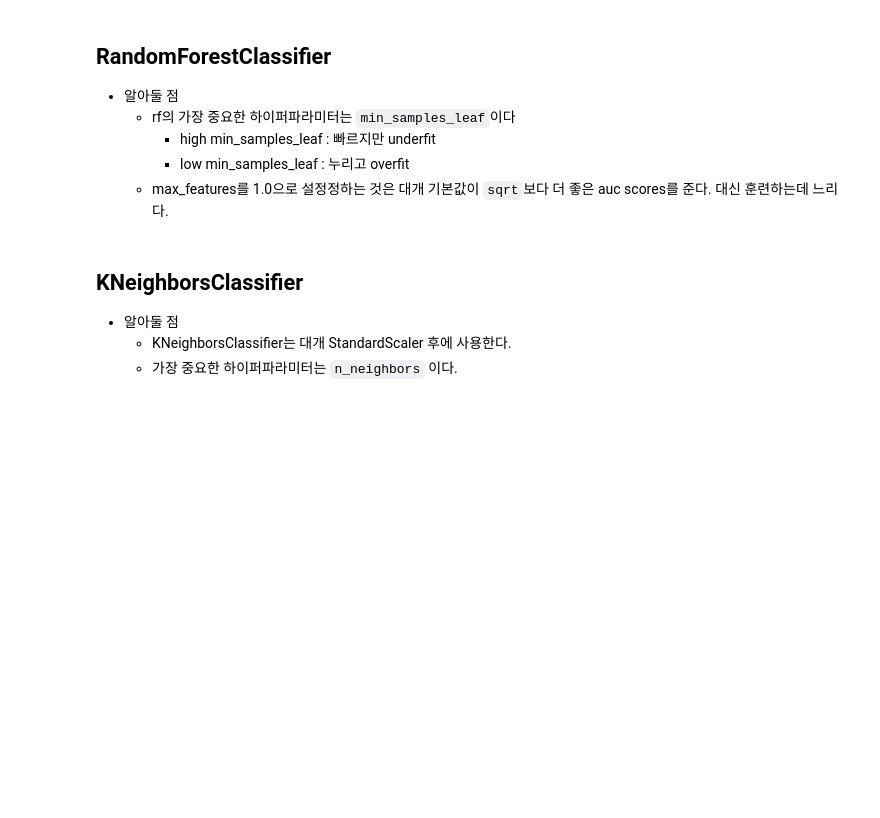
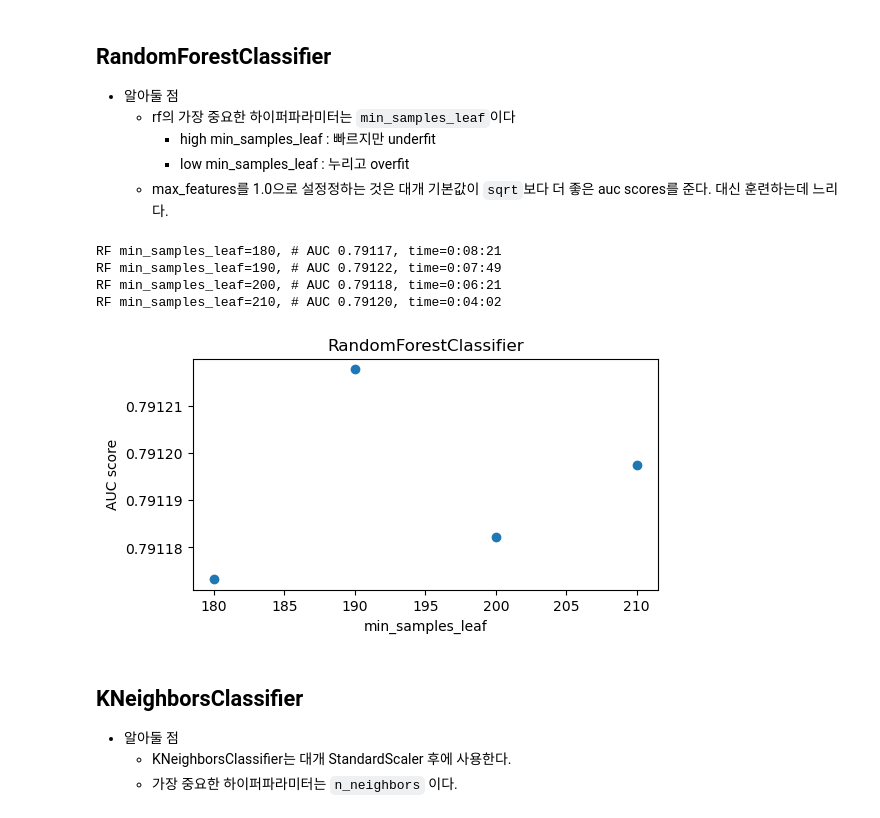
Before and after one commit to sajacaros/ml_project, a Jupyter notebook: sajacaros/02_model/10_ambrosm.ipynb, the cells around one changed output. Saved outputs shown, nothing was run; the diff lists cells and outputs as text; code cells hidden in the pictures; blank space fills up the shorter version.

```diff
--- a/sajacaros/02_model/10_ambrosm.ipynb
+++ b/sajacaros/02_model/10_ambrosm.ipynb
@@ -391,23 +445,29 @@ plot_score_list(score_list, 'ExtraTreesClassifier', 'min_samples_leaf')
 # %%
 # RandomForestClassifer
 score_list = []
 rf_best_oof = None
 max_auc = 0
-for idx, min_samples_leaf in enumerate([180, 190, 220, 230, 250]):
+for idx, min_samples_leaf in enumerate([180, 190, 200, 210]):
     auc, oof = cross_val(
         RandomForestClassifier(
             n_estimators=100,
             min_samples_leaf=min_samples_leaf,
             max_features=1.0,
             random_state=61,
         ),
         f'RF {min_samples_leaf=}'
     )
     score_list.append((min_samples_leaf, auc))
     if idx==0 or max_auc<auc:
         max_auc = auc
         rf_best_oof = oof
 plot_score_list(score_list, 'RandomForestClassifier', 'min_samples_leaf')
+# %% [output]
+RF min_samples_leaf=180, # AUC 0.79117, time=0:08:21
+RF min_samples_leaf=190, # AUC 0.79122, time=0:07:49
+RF min_samples_leaf=200, # AUC 0.79118, time=0:06:21
+RF min_samples_leaf=210, # AUC 0.79120, time=0:04:02
+[figure, added]
 # %% [markdown]
 ## KNeighborsClassifier
 * 알아둘 점
```
Also changed, not shown: parts of 20 cells of this notebook, 8 other files.
